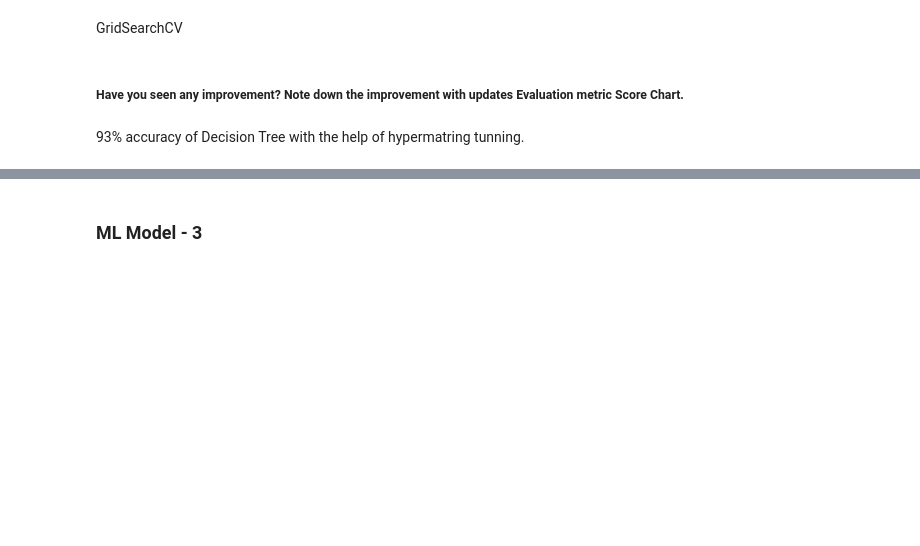
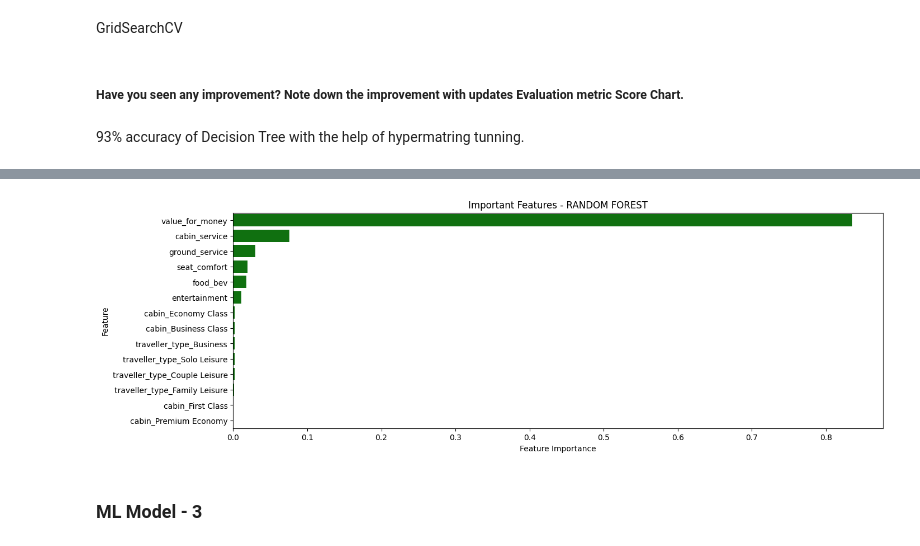
Before and after one commit to ruksz/Airline_passenger_referral, a Jupyter notebook: Airline_ML_Classification_Capstone_.ipynb, the cells around one changed output, grey strips where cells are left out. Cells and saved outputs as stored; diff of their text form; code cells hidden in the pictures; blank space fills up the shorter version.

```diff
--- a/Airline_ML_Classification_Capstone_.ipynb
+++ b/Airline_ML_Classification_Capstone_.ipynb
@@ -819,4 +1107,5 @@ random_forest_gridcv.fit(x_train, y_train)
 # %%
 # Get the best hyperparameters from the grid search
 best_params = random_forest_gridcv.best_params_
+best_model = grid_search.best_estimator_
 print("Best Hyperparameters:", best_params)
@@ -832,0 +1128,12 @@ GridSearchCV
+# %%
+# feature importance
+importances = best_model.feature_importances_
+
+# Creating a dictonary
+importance_dict = {'Feature' : list(x.columns),
+                   'Feature Importance' : importances}
+
+# Creating the dataframe
+importance = pd.DataFrame(importance_dict)
+sorting_features = importance.sort_values(by=['Feature Importance'],ascending=False)
+sorting_features
@@ -833,3 +1156,11 @@ GridSearchCV
+# %%
+# plotting feature importance graph
+plt.figure(figsize=(15,5))
+bar = sns.barplot(x='Feature Importance', y='Feature', data=sorting_features, color='green')
+bar.set_title('Important Features - RANDOM FOREST')
+plt.show()
+# %% [output]
+[figure, added]
 # %% [markdown]
 ### ML Model - 3
 # %%
```
Also changed, not shown: parts of 70 cells of this notebook.
